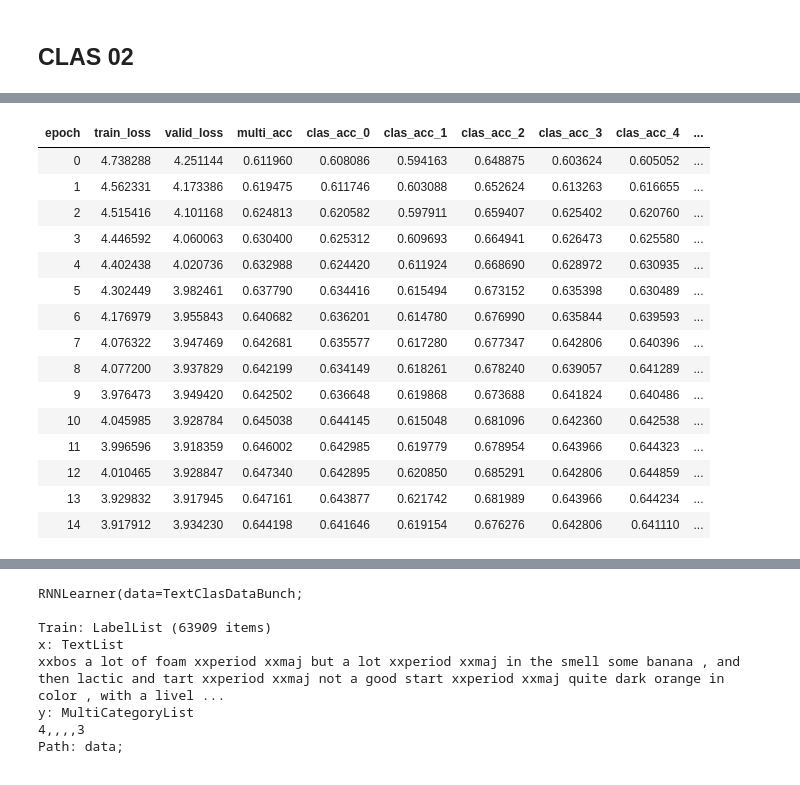
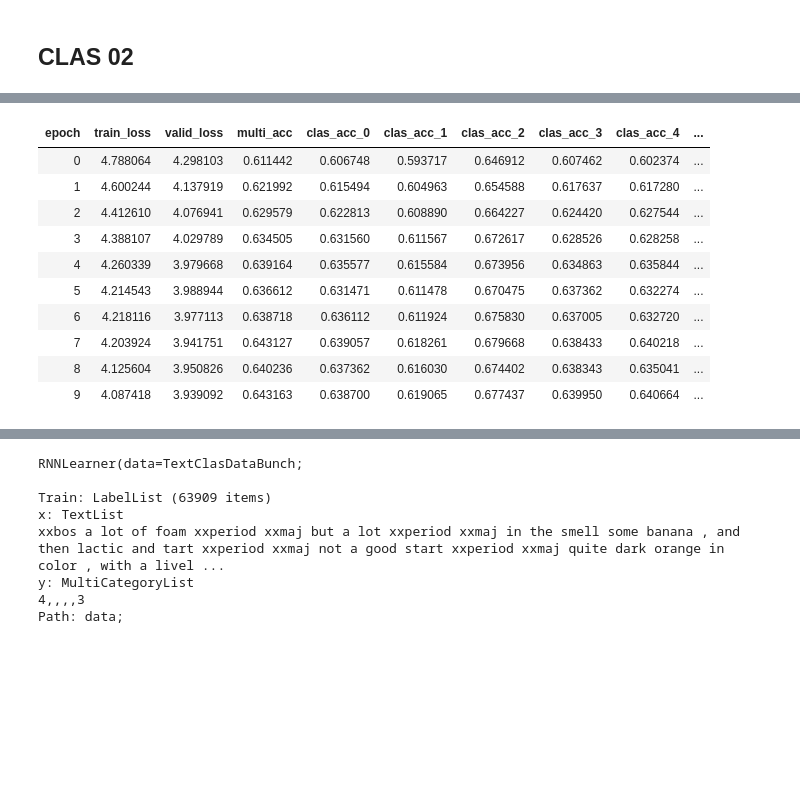
Before and after one commit to aeryen/SAAM, a Jupyter notebook: Beer_03_AttentionSAAM_Clas.ipynb, the cells around one changed output, grey strips where cells are left out. Cells and saved outputs as stored; diff of their text form; code cells hidden in the pictures; blank space fills up the shorter version.

```diff
--- a/Beer_03_AttentionSAAM_Clas.ipynb
+++ b/Beer_03_AttentionSAAM_Clas.ipynb
@@ -359,14 +632,16 @@ def get_clas_mse(asp_index):
 # %% [markdown]
 ## create the objects
 # %%
-macc=[get_clas_acc(ai) for ai in range(hyper_params["num_aspect"])]
-for ai in range(hyper_params["num_aspect"]): macc[ai].__name__ = "clas_acc_"+str(ai)
-mmse=[get_clas_mse(ai) for ai in range(hyper_params["num_aspect"])]
-for ai in range(hyper_params["num_aspect"]): mmse[ai].__name__ = "clas_mse_"+str(ai)
+macc = [get_clas_acc(ai) for ai in range(hyper_params["num_aspect"])]
+for ai in range(hyper_params["num_aspect"]):
+    macc[ai].__name__ = "clas_acc_"+str(ai)
+mmse = [get_clas_mse(ai) for ai in range(hyper_params["num_aspect"])]
+for ai in range(hyper_params["num_aspect"]):
+    mmse[ai].__name__ = "clas_mse_"+str(ai)
 # %%
 mloss = MultiLabelCEL()
-cls_learn = text_classifier_learner(cls_db, AWD_LSTM,
-                                    drop_mult=1.2,
+cls_learn = text_classifier_learner(cls_db,
+                                    drop_mult=1.1,
                                     loss_func=mloss,
                                     metrics=[multi_acc]+macc+mmse,
                                     bptt=70,
@@ -451,5 +750,3 @@ cls_learn.callback_fns
 [functools.partial(<class 'fastai.basic_train.Recorder'>, add_time=True, silent=False)]
 # %%
 cls_learn.callback_fns += [ partial(SaveBestStepModel, monitor="valid_loss", mode="min", every=100, name='beer.clas.attfullind400.best.learner') ]
-# %%
-_ = cls_learn.load_encoder('lm_enc_beer.1115')
@@ -491,0 +832,4 @@ Better model found at step 800 with valid_loss value: 4.553602695465088.
+# %%
+#  With redist first
+with experiment.train():
+    cls_learn.fit_one_cycle( 7, max_lr=slice(1e-3,2e-2) )
@@ -522,22 +892,17 @@ Sequential(
 # %%
 # FULL INDIPENDENT
 with experiment.train():
-    cls_learn.fit_one_cycle(15)
+    cls_learn.fit_one_cycle(10)
 # %% [output]
 | epoch | train_loss | valid_loss | multi_acc | clas_acc_0 | clas_acc_1 | clas_acc_2 | clas_acc_3 | clas_acc_4 | ... |
-| 0 | 4.738288 | 4.251144 | 0.611960 | 0.608086 | 0.594163 | 0.648875 | 0.603624 | 0.605052 | ... |
-| 1 | 4.562331 | 4.173386 | 0.619475 | 0.611746 | 0.603088 | 0.652624 | 0.613263 | 0.616655 | ... |
-| 2 | 4.515416 | 4.101168 | 0.624813 | 0.620582 | 0.597911 | 0.659407 | 0.625402 | 0.620760 | ... |
-| 3 | 4.446592 | 4.060063 | 0.630400 | 0.625312 | 0.609693 | 0.664941 | 0.626473 | 0.625580 | ... |
-| 4 | 4.402438 | 4.020736 | 0.632988 | 0.624420 | 0.611924 | 0.668690 | 0.628972 | 0.630935 | ... |
-| 5 | 4.302449 | 3.982461 | 0.637790 | 0.634416 | 0.615494 | 0.673152 | 0.635398 | 0.630489 | ... |
-| 6 | 4.176979 | 3.955843 | 0.640682 | 0.636201 | 0.614780 | 0.676990 | 0.635844 | 0.639593 | ... |
-| 7 | 4.076322 | 3.947469 | 0.642681 | 0.635577 | 0.617280 | 0.677347 | 0.642806 | 0.640396 | ... |
-| 8 | 4.077200 | 3.937829 | 0.642199 | 0.634149 | 0.618261 | 0.678240 | 0.639057 | 0.641289 | ... |
-| 9 | 3.976473 | 3.949420 | 0.642502 | 0.636648 | 0.619868 | 0.673688 | 0.641824 | 0.640486 | ... |
-| 10 | 4.045985 | 3.928784 | 0.645038 | 0.644145 | 0.615048 | 0.681096 | 0.642360 | 0.642538 | ... |
-| 11 | 3.996596 | 3.918359 | 0.646002 | 0.642985 | 0.619779 | 0.678954 | 0.643966 | 0.644323 | ... |
-| 12 | 4.010465 | 3.928847 | 0.647340 | 0.642895 | 0.620850 | 0.685291 | 0.642806 | 0.644859 | ... |
-| 13 | 3.929832 | 3.917945 | 0.647161 | 0.643877 | 0.621742 | 0.681989 | 0.643966 | 0.644234 | ... |
-| 14 | 3.917912 | 3.934230 | 0.644198 | 0.641646 | 0.619154 | 0.676276 | 0.642806 | 0.641110 | ... |
+| 0 | 4.788064 | 4.298103 | 0.611442 | 0.606748 | 0.593717 | 0.646912 | 0.607462 | 0.602374 | ... |
+| 1 | 4.600244 | 4.137919 | 0.621992 | 0.615494 | 0.604963 | 0.654588 | 0.617637 | 0.617280 | ... |
+| 2 | 4.412610 | 4.076941 | 0.629579 | 0.622813 | 0.608890 | 0.664227 | 0.624420 | 0.627544 | ... |
+| 3 | 4.388107 | 4.029789 | 0.634505 | 0.631560 | 0.611567 | 0.672617 | 0.628526 | 0.628258 | ... |
+| 4 | 4.260339 | 3.979668 | 0.639164 | 0.635577 | 0.615584 | 0.673956 | 0.634863 | 0.635844 | ... |
+| 5 | 4.214543 | 3.988944 | 0.636612 | 0.631471 | 0.611478 | 0.670475 | 0.637362 | 0.632274 | ... |
+| 6 | 4.218116 | 3.977113 | 0.638718 | 0.636112 | 0.611924 | 0.675830 | 0.637005 | 0.632720 | ... |
+| 7 | 4.203924 | 3.941751 | 0.643127 | 0.639057 | 0.618261 | 0.679668 | 0.638433 | 0.640218 | ... |
+| 8 | 4.125604 | 3.950826 | 0.640236 | 0.637362 | 0.616030 | 0.674402 | 0.638343 | 0.635041 | ... |
+| 9 | 4.087418 | 3.939092 | 0.643163 | 0.638700 | 0.619065 | 0.677437 | 0.639950 | 0.640664 | ... |
 # %%
```
Also changed, not shown: parts of 50 cells of this notebook, 5 other files.
